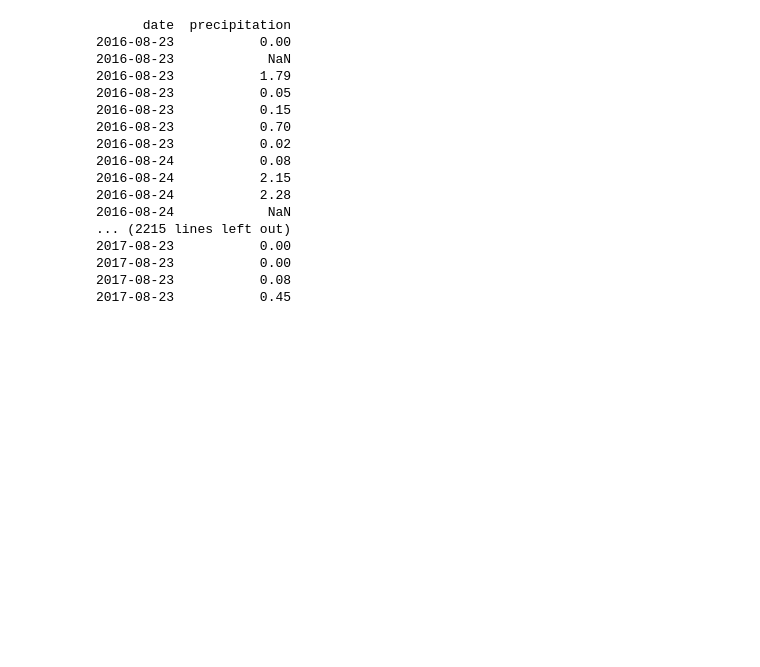
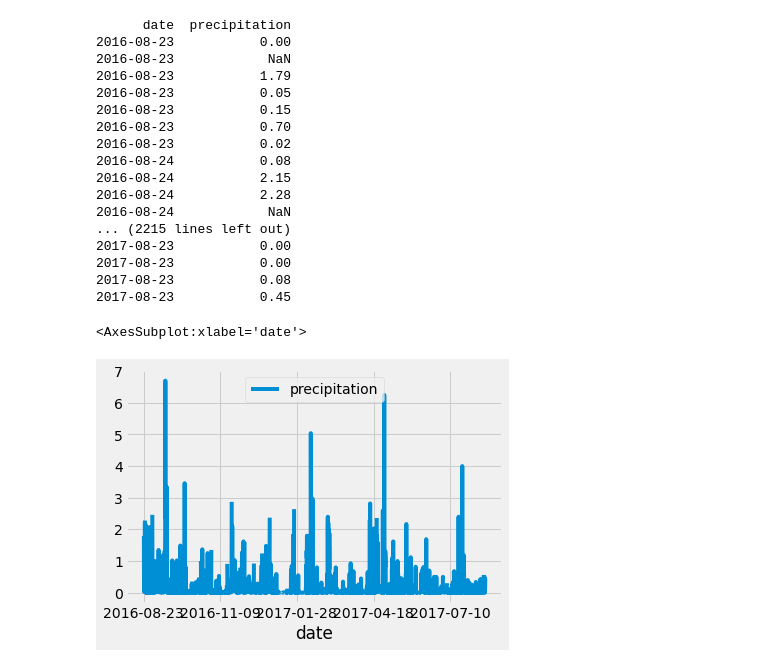
Before and after one commit to robsalamat/Surfs_up, a Jupyter notebook: Querying Data.ipynb, the cells around one changed output. Saved outputs shown, nothing was run; the diff lists cells and outputs as text; code cells hidden in the pictures; blank space fills up the shorter version.

```diff
--- a/Querying Data.ipynb
+++ b/Querying Data.ipynb
@@ -105,5 +105,8 @@ print(df.to_string(index=False))
 2017-08-23           0.00
 2017-08-23           0.08
 2017-08-23           0.45
-# %%
-df = df.sort_index()
+# %%
+df.plot()
+# %% [output]
+<AxesSubplot:xlabel='date'>
+[figure, added]
```
Also changed, not shown: parts of 6 cells of this notebook.
